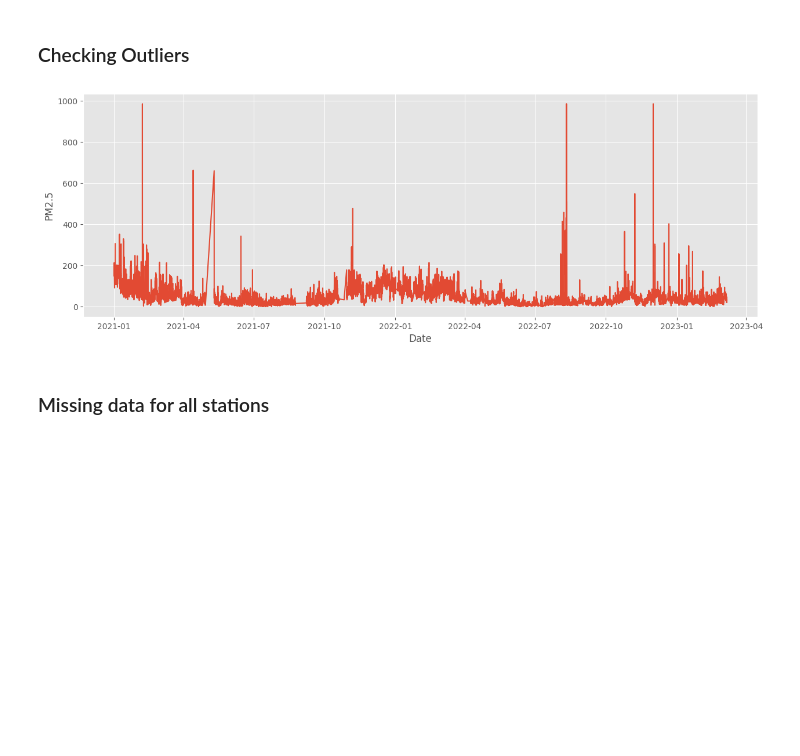
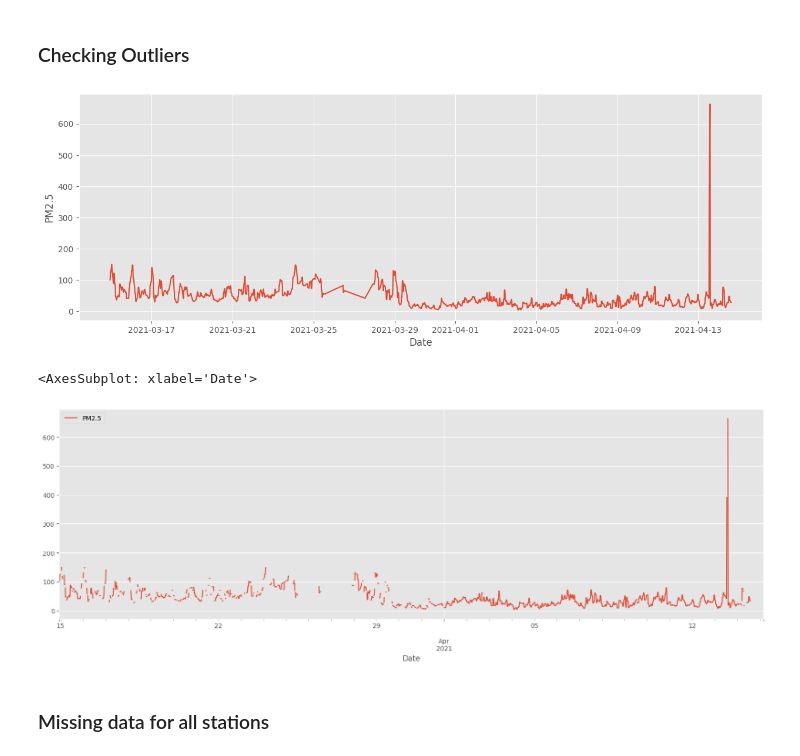
Before and after one commit to OmdenaAI/omdena-mumbai-chapter-air-quality, a Jupyter notebook: src/tasks/task-2-eda/cpcb_data_eda.ipynb, the cells around one changed output. Saved outputs shown, nothing was run; the diff lists cells and outputs as text; code cells hidden in the pictures; blank space fills up the shorter version.

```diff
--- a/src/tasks/task-2-eda/cpcb_data_eda.ipynb
+++ b/src/tasks/task-2-eda/cpcb_data_eda.ipynb
@@ -158,9 +181,14 @@ fig, ax = plt.subplots(figsize=(15, 5))
 # drawing the plot
 # Plot the responses for different events and regions
 
-graph = sns.lineplot(x="Date", y="PM2.5", ax=ax, data=df)
+graph = sns.lineplot(x="Date", y="PM2.5", ax=ax, data=df[7000:10000])
 # %% [output]
-[figure, old version]
+[figure, new version]
+# %%
+df[['Date','PM2.5']][7000:10000].set_index('Date').plot()
+# %% [output]
+<AxesSubplot: xlabel='Date'>
+[figure, added]
 # %% [markdown]
 ### Missing data for all stations
 # %% [markdown]
```
Also changed, not shown: parts of 40 cells of this notebook.
